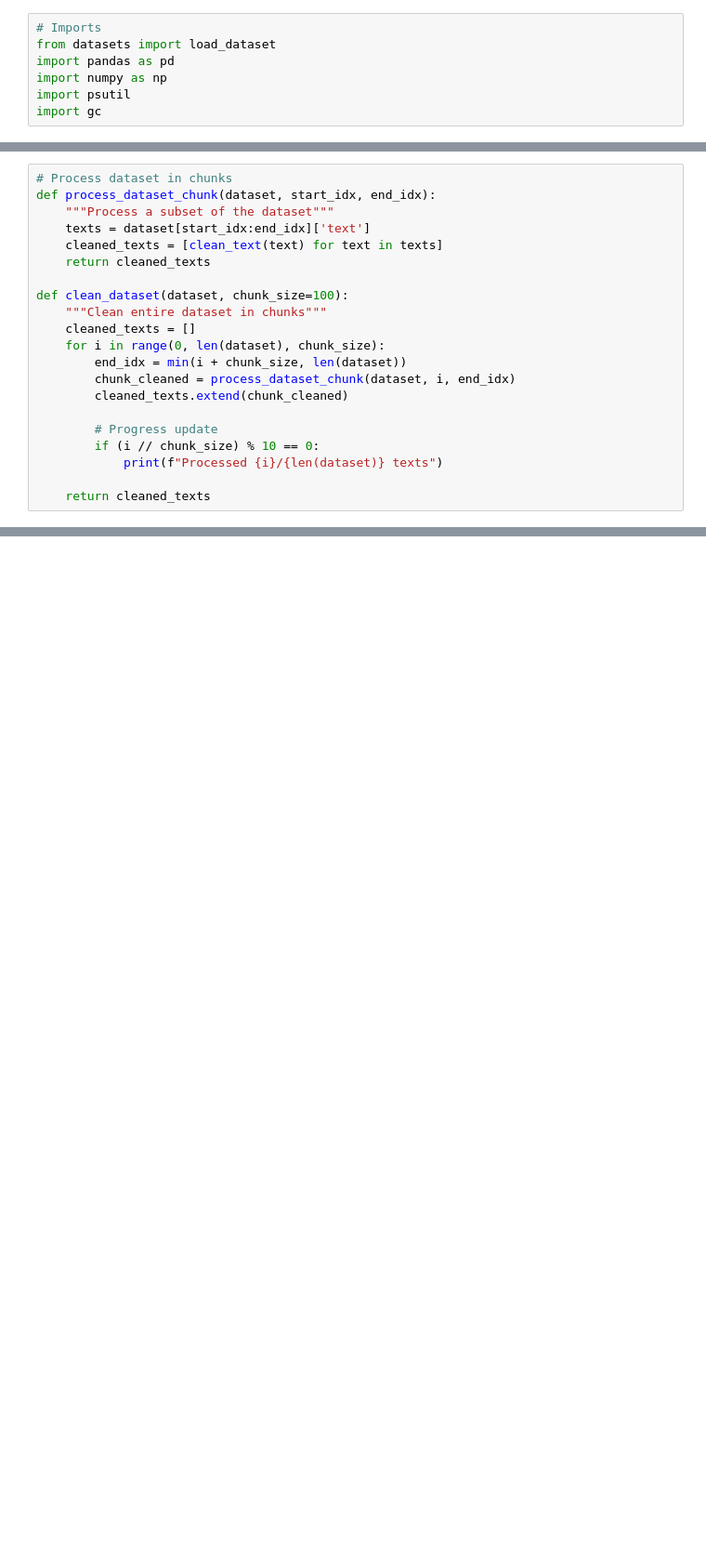
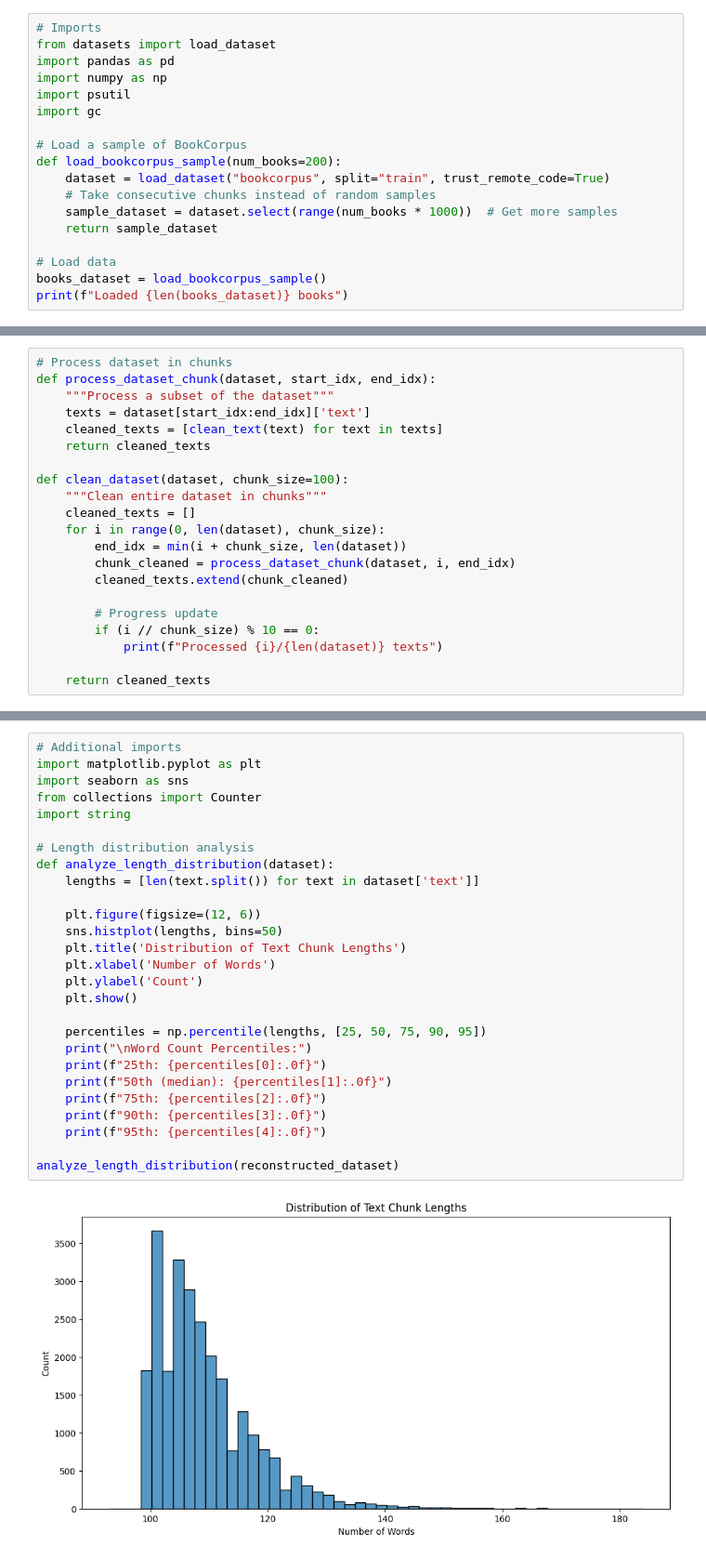
Before and after one commit to gobucbabu/Master-s-project, a Jupyter notebook: mastersproject_22019388.ipynb, the cells around one changed output, grey strips where cells are left out. Shown at 93% size. Saved outputs shown, nothing was run; the diff lists cells and outputs as text; blank space fills up the shorter version.

```diff
--- a/mastersproject_22019388.ipynb
+++ b/mastersproject_22019388.ipynb
@@ -1964,3 +1966,14 @@ import pandas as pd
 import numpy as np
 import psutil
 import gc
+
+# Load a sample of BookCorpus
+def load_bookcorpus_sample(num_books=200):
+    dataset = load_dataset("bookcorpus", split="train", trust_remote_code=True)
+    # Take consecutive chunks instead of random samples
+    sample_dataset = dataset.select(range(num_books * 1000))  # Get more samples
+    return sample_dataset
+
+# Load data
+books_dataset = load_bookcorpus_sample()
+print(f"Loaded {len(books_dataset)} books")
@@ -2287,0 +2328,29 @@ TypeError: Wrong key type: '10' of type '<class 'numpy.int64'>'. Expected one of
+# %%
+# Additional imports
+import matplotlib.pyplot as plt
+import seaborn as sns
+from collections import Counter
+import string
+
+# Length distribution analysis
+def analyze_length_distribution(dataset):
+    lengths = [len(text.split()) for text in dataset['text']]
+
+    plt.figure(figsize=(12, 6))
+    sns.histplot(lengths, bins=50)
+    plt.title('Distribution of Text Chunk Lengths')
+    plt.xlabel('Number of Words')
+    plt.ylabel('Count')
+    plt.show()
+
+    percentiles = np.percentile(lengths, [25, 50, 75, 90, 95])
+    print("\nWord Count Percentiles:")
+    print(f"25th: {percentiles[0]:.0f}")
+    print(f"50th (median): {percentiles[1]:.0f}")
+    print(f"75th: {percentiles[2]:.0f}")
+    print(f"90th: {percentiles[3]:.0f}")
+    print(f"95th: {percentiles[4]:.0f}")
+
+analyze_length_distribution(reconstructed_dataset)
+# %% [output]
+[figure, added]
```
Also changed, not shown: parts of 32 cells of this notebook.
